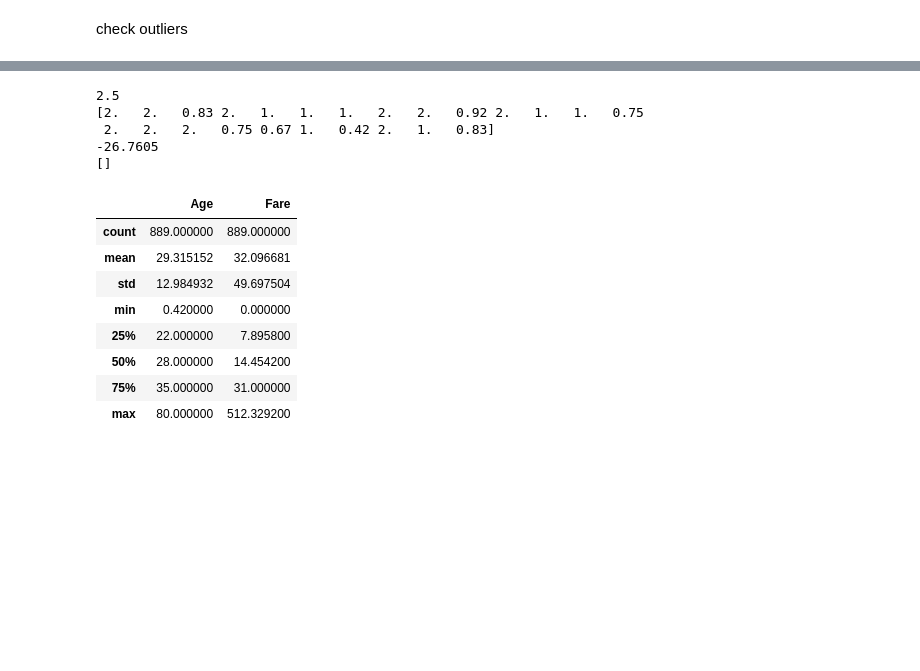
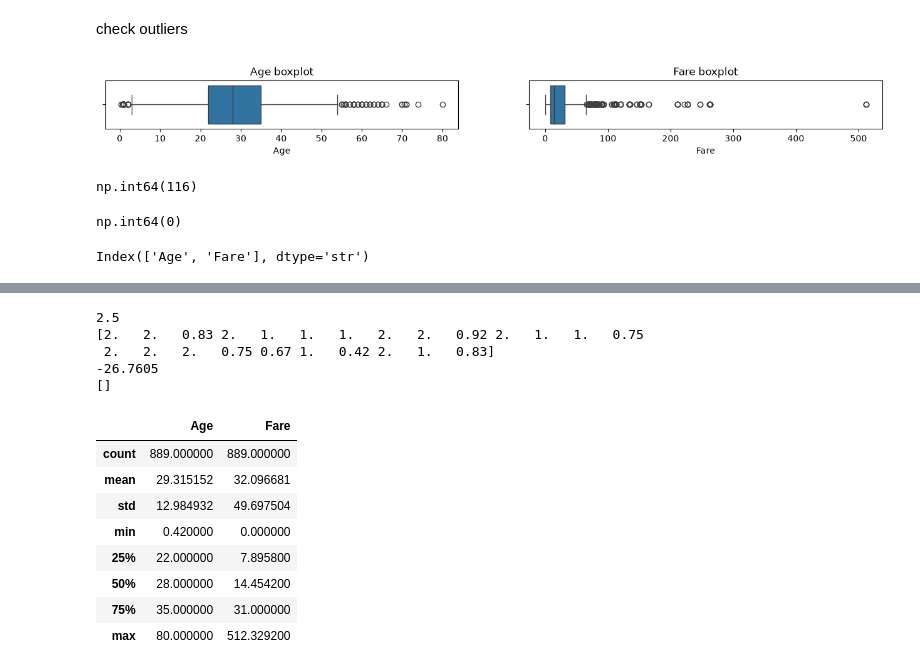
Before and after one commit to hebakhattabGIS/CA_AIS2_G1_Ml, a Jupyter notebook: src/DA/Workshop/Preprocessing-visualizationWS.ipynb, the cells around one changed output, grey strips where cells are left out. Cells and saved outputs as stored; diff of their text form; code cells hidden in the pictures; blank space fills up the shorter version.

Commit message:
visualization session

```diff
--- a/src/DA/Workshop/Preprocessing-visualizationWS.ipynb
+++ b/src/DA/Workshop/Preprocessing-visualizationWS.ipynb
@@ -154,0 +159,15 @@ check outliers
+# %%
+import matplotlib.pyplot as plt
+import seaborn as sns
+num_cols = df.select_dtypes('number').columns
+plt.figure(figsize=(8*len(num_cols),1))
+for i , col in enumerate(num_cols):
+    plt.subplot(1,2, i+1)
+    sns.boxplot(df[col],orient='h')
+    plt.title(f"{col} boxplot")
+# %% [output]
+[figure, added]
+# %%
+df.duplicated().sum()
+# %% [output]
+np.int64(116)
@@ -154,0 +176,4 @@ check outliers
+# %%
+df.duplicated().sum()
+# %% [output]
+np.int64(0)
@@ -154,0 +184,4 @@ check outliers
+# %%
+num_cols
+# %% [output]
+Index(['Age', 'Fare'], dtype='str')
```
Also changed, not shown: parts of 16 cells of this notebook, 1 other file.
